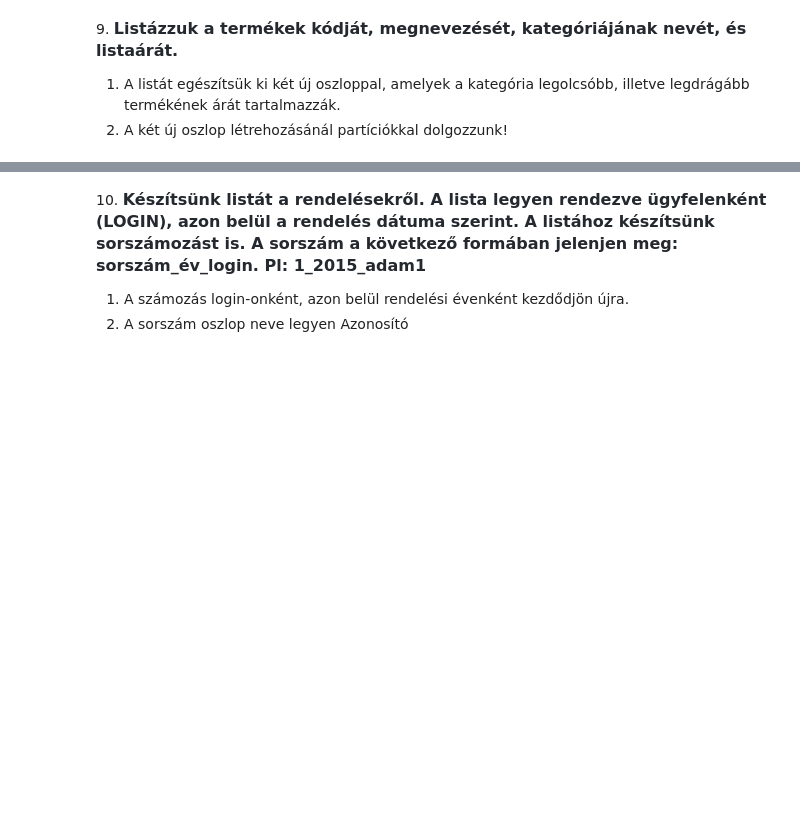
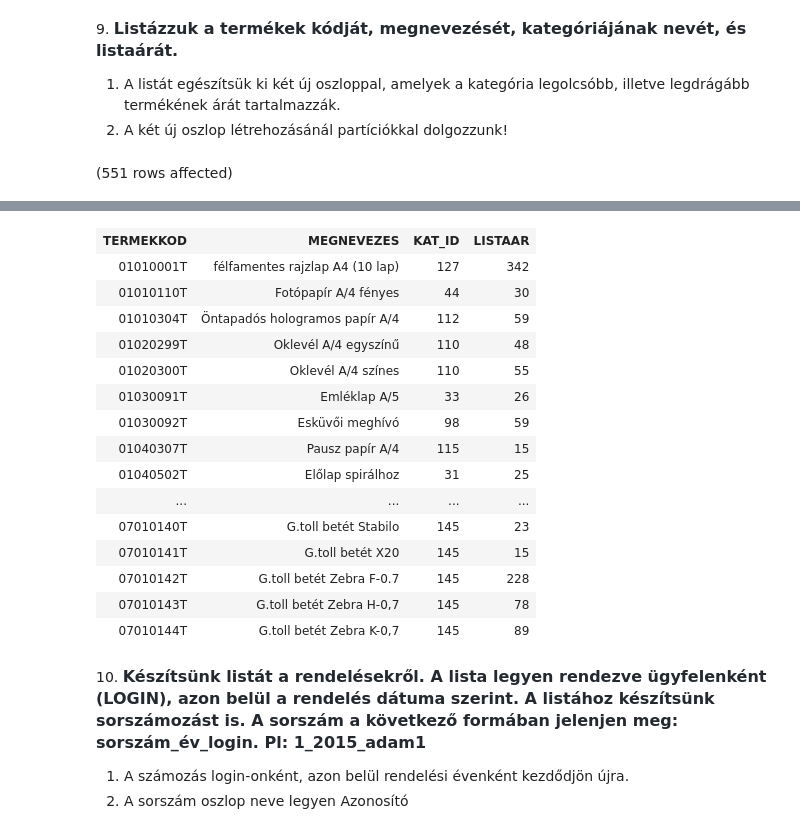
Before and after one commit to richardhestencz/Adatbazisok, a Jupyter notebook: gyakorlat05_feladatok.ipynb, the cells around one changed output, grey strips where cells are left out. Saved outputs shown, nothing was run; the diff lists cells and outputs as text; code cells hidden in the pictures; blank space fills up the shorter version.

```diff
--- a/gyakorlat05_feladatok.ipynb
+++ b/gyakorlat05_feladatok.ipynb
@@ -83,3 +157,8 @@ Total execution time: 00:00:00.240
 
 1. A listát egészítsük ki két új oszloppal, amelyek a kategória legolcsóbb, illetve legdrágább termékének árát tartalmazzák.
 2. A két új oszlop létrehozásánál partíciókkal dolgozzunk!
+# %%
+SELECT TERMEKKOD, MEGNEVEZES, KAT_ID, LISTAAR, OVER(PARTITION BY KAT_ID, TERMEKKOD, MEGNEVEZES)
+FROM Termek
+# %% [output]
+(551 rows affected)
@@ -86,3 +166,19 @@ Total execution time: 00:00:00.240
+| TERMEKKOD | MEGNEVEZES | KAT_ID | LISTAAR |
+| 01010001T | félfamentes rajzlap A4 (10 lap) | 127 | 342 |
+| 01010110T | Fotópapír A/4 fényes | 44 | 30 |
+| 01010304T | Öntapadós hologramos papír A/4 | 112 | 59 |
+| 01020299T | Oklevél A/4 egyszínű | 110 | 48 |
+| 01020300T | Oklevél A/4 színes | 110 | 55 |
+| 01030091T | Emléklap A/5 | 33 | 26 |
+| 01030092T | Esküvői meghívó | 98 | 59 |
+| 01040307T | Pausz papír A/4 | 115 | 15 |
+| 01040502T | Előlap spirálhoz | 31 | 25 |
+| ... | ... | ... | ... |
+| 07010140T | G.toll betét Stabilo | 145 | 23 |
+| 07010141T | G.toll betét X20 | 145 | 15 |
+| 07010142T | G.toll betét Zebra F-0.7 | 145 | 228 |
+| 07010143T | G.toll betét Zebra H-0,7 | 145 | 78 |
+| 07010144T | G.toll betét Zebra K-0,7 | 145 | 89 |
 # %% [markdown]
 10. <span style="font-weight: 600; color: rgb(36, 41, 47); font-family: -apple-system, BlinkMacSystemFont, &quot;Segoe UI&quot;, Helvetica, Arial, sans-serif, &quot;Apple Color Emoji&quot;, &quot;Segoe UI Emoji&quot;; font-size: 16px;">Készítsünk listát a rendelésekről. A lista legyen rendezve ügyfelenként (LOGIN), azon belül a rendelés dátuma szerint. A listához készítsünk sorszámozást is. A sorszám a következő formában jelenjen meg: sorszám_év_login. Pl: 1_2015_adam1</span>
 
```
Also changed, not shown: parts of 5 cells of this notebook.
